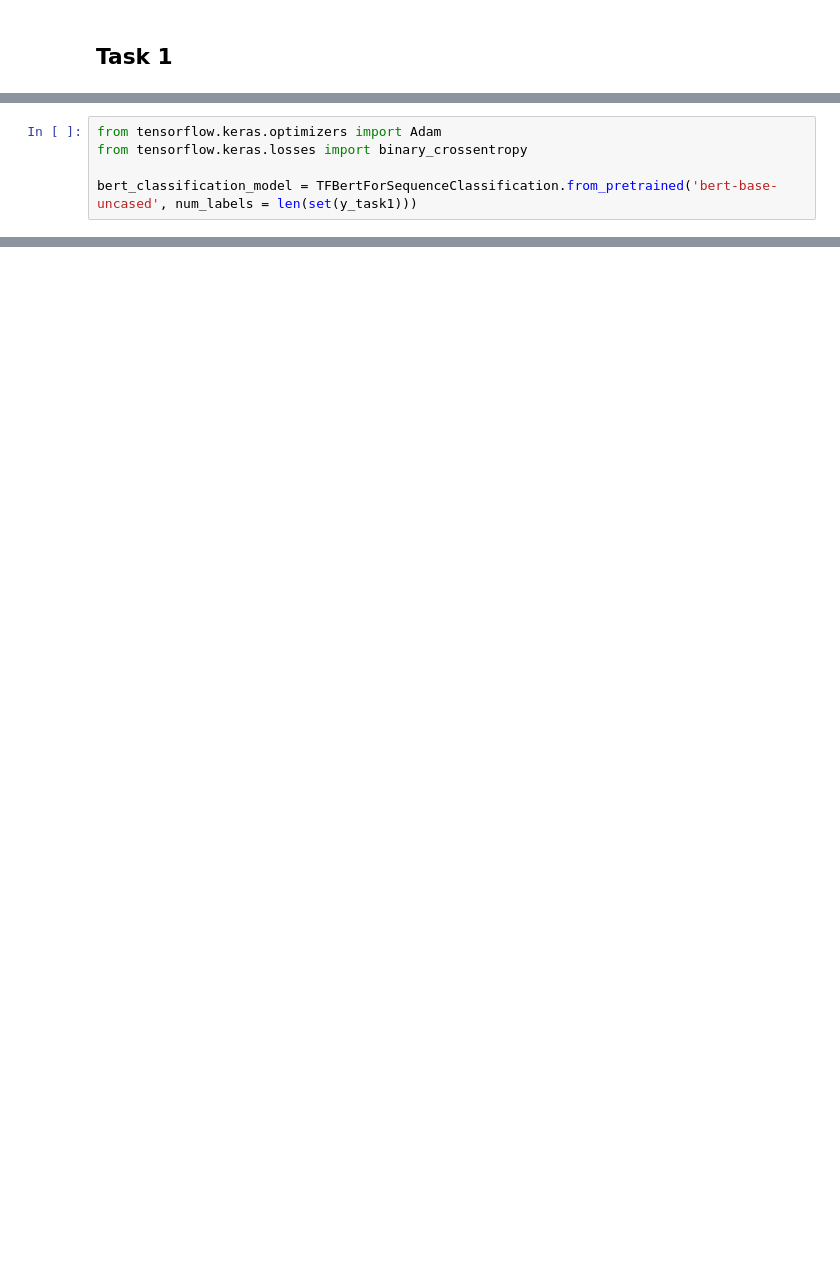
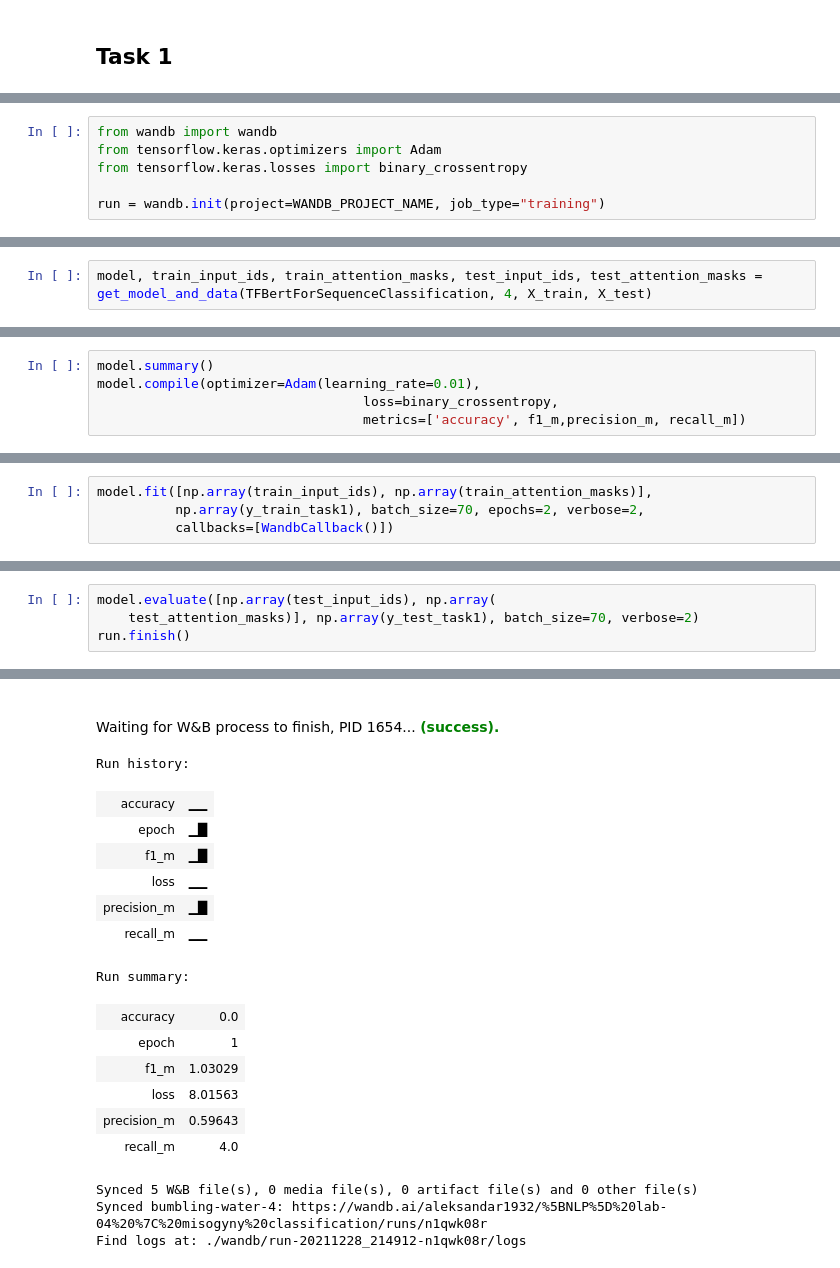
Before and after one commit to Aleksandar1932/NLP_2021, a Jupyter notebook: Laboratory Exercises/4/Misogeny Classification.ipynb, the cells around one changed output, grey strips where cells are left out. Saved outputs shown, nothing was run; the diff lists cells and outputs as text; blank space fills up the shorter version.

Commit message:
[LAB-WIP] Partially cover task1 and task2

```diff
--- a/Laboratory Exercises/4/Misogeny Classification.ipynb
+++ b/Laboratory Exercises/4/Misogeny Classification.ipynb
@@ -208,6 +133,7 @@ You are using a model of type bert to instantiate a model of type distilbert. Th
 # %%
+from wandb import wandb
 from tensorflow.keras.optimizers import Adam
 from tensorflow.keras.losses import binary_crossentropy
 
-bert_classification_model = TFBertForSequenceClassification.from_pretrained('bert-base-uncased', num_labels = len(set(y_task1)))
+run = wandb.init(project=WANDB_PROJECT_NAME, job_type="training")
 # %% [output]
@@ -217,0 +153,2 @@ You should probably TRAIN this model on a down-stream task to be able to use it
+# %%
+model, train_input_ids, train_attention_masks, test_input_ids, test_attention_masks = get_model_and_data(TFBertForSequenceClassification, 4, X_train, X_test)
@@ -217,0 +166,5 @@ You should probably TRAIN this model on a down-stream task to be able to use it
+# %%
+model.summary()
+model.compile(optimizer=Adam(learning_rate=0.01),
+                                  loss=binary_crossentropy,
+                                  metrics=['accuracy', f1_m,precision_m, recall_m])
@@ -217,0 +187,4 @@ You should probably TRAIN this model on a down-stream task to be able to use it
+# %%
+model.fit([np.array(train_input_ids), np.array(train_attention_masks)],
+          np.array(y_train_task1), batch_size=70, epochs=2, verbose=2,
+          callbacks=[WandbCallback()])
@@ -217,0 +197,5 @@ You should probably TRAIN this model on a down-stream task to be able to use it
+# %%
+model.evaluate([np.array(test_input_ids), np.array(
+    test_attention_masks)], np.array(y_test_task1), batch_size=70, verbose=2)
+run.finish()
+# %% [output]
@@ -217,0 +203,18 @@ You should probably TRAIN this model on a down-stream task to be able to use it
+Waiting for W&B process to finish, PID 1654... (success).
+Run history:
+| accuracy | ▁▁ |
+| epoch | ▁█ |
+| f1_m | ▁█ |
+| loss | ▁▁ |
+| precision_m | ▁█ |
+| recall_m | ▁▁ |
+Run summary:
+| accuracy | 0.0 |
+| epoch | 1 |
+| f1_m | 1.03029 |
+| loss | 8.01563 |
+| precision_m | 0.59643 |
+| recall_m | 4.0 |
+Synced 5 W&B file(s), 0 media file(s), 0 artifact file(s) and 0 other file(s)
+Synced bumbling-water-4: https://wandb.ai/aleksandar1932/%5BNLP%5D%20lab-04%20%7C%20misogyny%20classification/runs/n1qwk08r
+Find logs at: ./wandb/run-20211228_214912-n1qwk08r/logs
```
Also changed, not shown: parts of 23 cells of this notebook.
